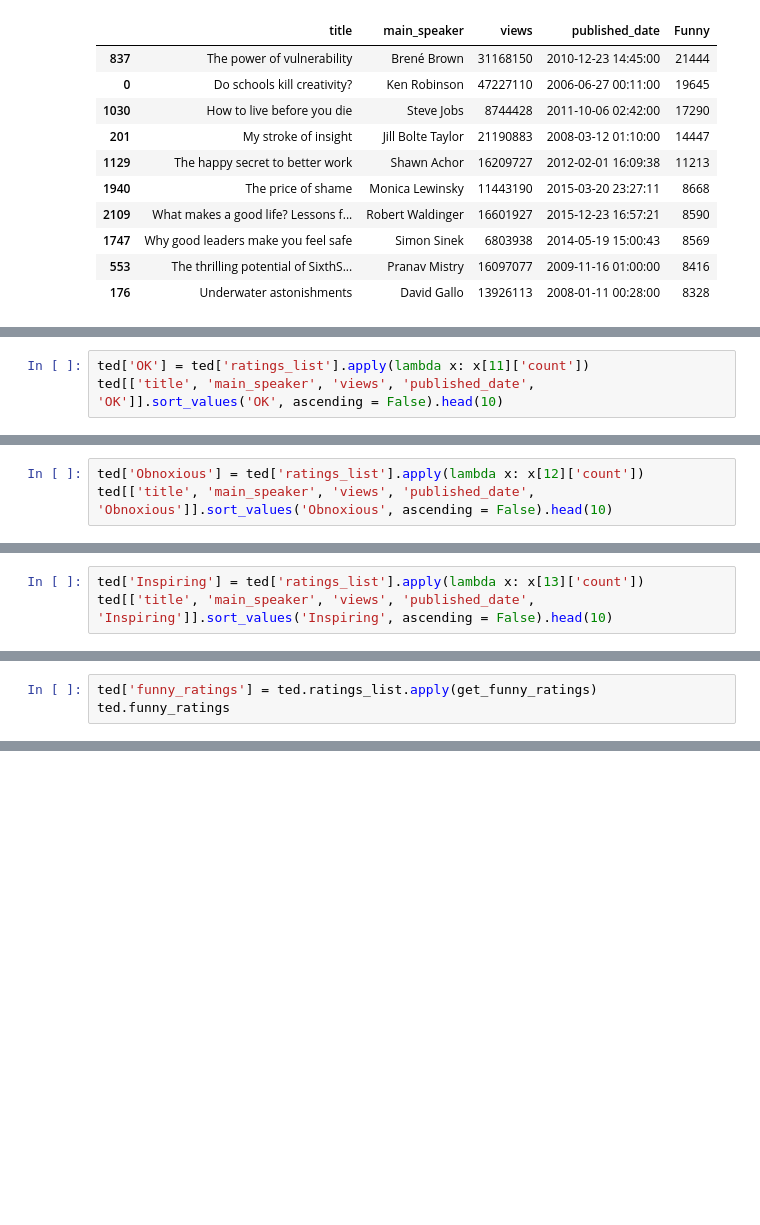
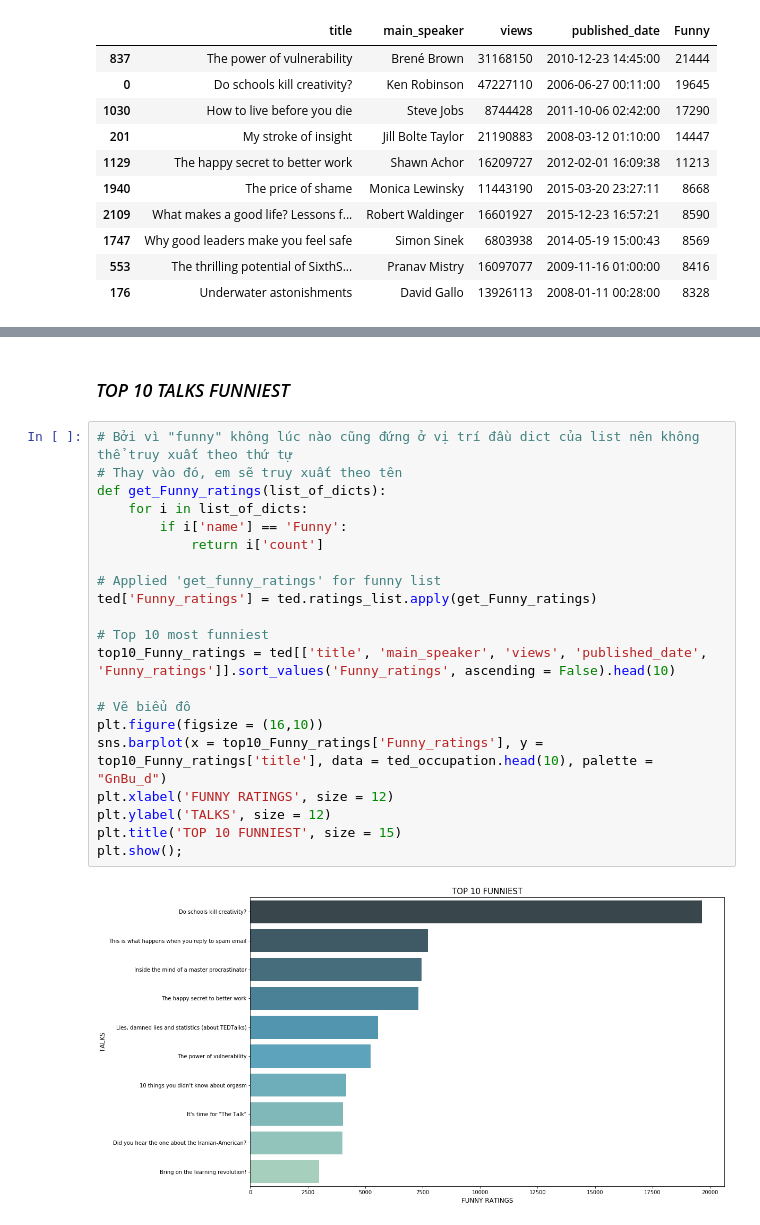
Before and after one commit to nguyenhuynhxuanmai/LTKHDL_FinalProject, a Jupyter notebook: 1712091_NguyenHuynhXuanMai.ipynb, the cells around one changed output, grey strips where cells are left out. Cells and saved outputs as stored; diff of their text form; blank space fills up the shorter version.

Commit message:
Update: Measure Rating (done), begin doing Related Video Analysis

```diff
--- a/1712091_NguyenHuynhXuanMai.ipynb
+++ b/1712091_NguyenHuynhXuanMai.ipynb
@@ -873,3 +719,0 @@ ted[['title', 'main_speaker', 'views', 'published_date', 'Jaw-dropping']].sort_v
-# %%
-ted['OK'] = ted['ratings_list'].apply(lambda x: x[11]['count'])
-ted[['title', 'main_speaker', 'views', 'published_date', 'OK']].sort_values('OK', ascending = False).head(10)
@@ -888,3 +719,0 @@ ted[['title', 'main_speaker', 'views', 'published_date', 'OK']].sort_values('OK'
-# %%
-ted['Obnoxious'] = ted['ratings_list'].apply(lambda x: x[12]['count'])
-ted[['title', 'main_speaker', 'views', 'published_date', 'Obnoxious']].sort_values('Obnoxious', ascending = False).head(10)
@@ -903,3 +719,0 @@ ted[['title', 'main_speaker', 'views', 'published_date', 'Obnoxious']].sort_valu
-# %%
-ted['Inspiring'] = ted['ratings_list'].apply(lambda x: x[13]['count'])
-ted[['title', 'main_speaker', 'views', 'published_date', 'Inspiring']].sort_values('Inspiring', ascending = False).head(10)
@@ -940,3 +719,0 @@ def get_funny_ratings(list_of_dicts):
-# %%
-ted['funny_ratings'] = ted.ratings_list.apply(get_funny_ratings)
-ted.funny_ratings
@@ -974,0 +738,25 @@ ted[['title', 'main_speaker', 'views', 'published_date', 'funny_ratings']].sort_
+# %% [markdown]
+### *TOP 10 TALKS FUNNIEST*
+# %%
+# Bởi vì "funny" không lúc nào cũng đứng ở vị trí đầu dict của list nên không thể truy xuất theo thứ tự
+# Thay vào đó, em sẽ truy xuất theo tên
+def get_Funny_ratings(list_of_dicts):
+    for i in list_of_dicts:
+        if i['name'] == 'Funny':
+            return i['count']
+
+# Applied 'get_funny_ratings' for funny list
+ted['Funny_ratings'] = ted.ratings_list.apply(get_Funny_ratings)
+
+# Top 10 most funniest
+top10_Funny_ratings = ted[['title', 'main_speaker', 'views', 'published_date', 'Funny_ratings']].sort_values('Funny_ratings', ascending = False).head(10)
+
+# Vẽ biểu đô
+plt.figure(figsize = (16,10))
+sns.barplot(x = top10_Funny_ratings['Funny_ratings'], y = top10_Funny_ratings['title'], data = ted_occupation.head(10), palette = "GnBu_d")
+plt.xlabel('FUNNY RATINGS', size = 12)
+plt.ylabel('TALKS', size = 12)
+plt.title('TOP 10 FUNNIEST', size = 15)
+plt.show();
+# %% [output]
+[figure, added]
```
Also changed, not shown: parts of 77 cells of this notebook.
